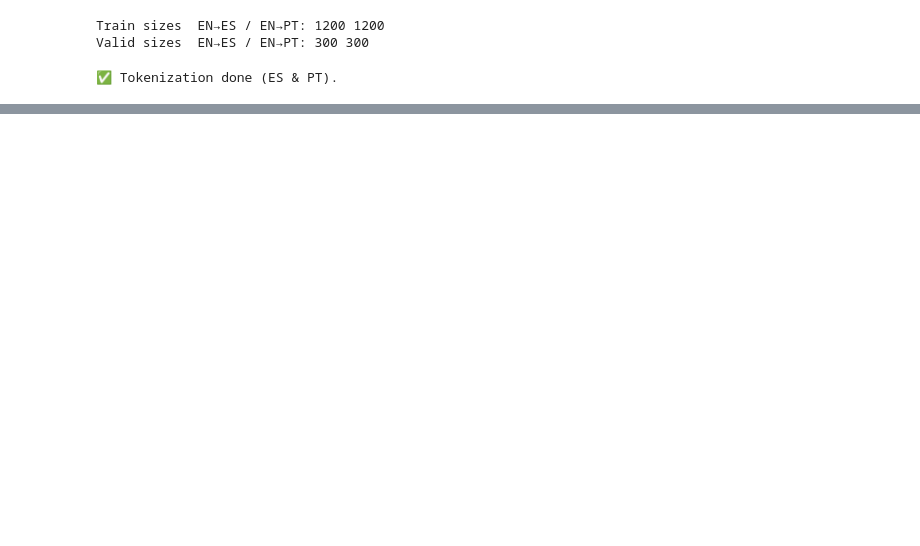
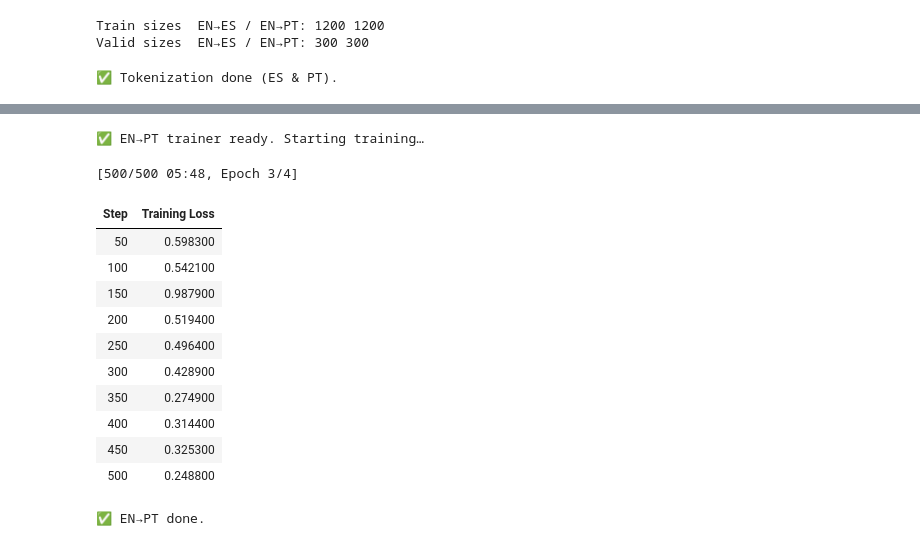
Before and after one commit to G112727/Machine-Translation-Model, a Jupyter notebook: ml4.ipynb, the cells around one changed output, grey strips where cells are left out. Drawn from its saved outputs; the diff is of its cells as text; code cells hidden in the pictures; blank space fills up the shorter version.

Commit message:
ML4 WOKRING MODEL

```diff
--- a/ml4.ipynb
+++ b/ml4.ipynb
@@ -358,0 +266,62 @@ KeyboardInterrupt:
+# %%
+# === Self-healing EN→PT trainer ===
+import inspect, torch
+from transformers import TrainingArguments, DataCollatorForSeq2Seq, Trainer
+
+# ---- Build/rebuild collator ----
+collator_pt = DataCollatorForSeq2Seq(
+    tokenizer=tok_pt,
+    model=mod_pt,
+    padding="longest",               # or pad_to_multiple_of=8 for GPU speed
+)
+
+
+
+args_pt = make_training_args(
+    output_dir=f"{PROJECT_DIR}/ckpt_pt",
+    per_device_train_batch_size=BATCH,
+    gradient_accumulation_steps=GRAD_ACCUM,
+    max_steps=MAX_STEPS,
+    learning_rate=3e-5,
+    lr_scheduler_type="linear",      # ignored if unsupported by your version
+    warmup_ratio=0.05,               # ignored if unsupported
+    weight_decay=0.01,
+    logging_steps=50,
+    report_to="none",
+    bf16=use_bf16,
+    fp16=use_fp16,
+    no_cuda=(device != "cuda"),
+    dataloader_num_workers=0,        # safe on Windows
+    dataloader_pin_memory=(device == "cuda"),
+    evaluation_strategy="no",        # ignored if unsupported
+    save_strategy="no",              # ignored if unsupported
+)
+
+# ---- Build trainer ----
+trainer_pt = Trainer(
+    model=mod_pt,
+    args=args_pt,
+    train_dataset=train_pt_tok,
+    eval_dataset=None,               # eval later in a separate cell
+    data_collator=collator_pt,
+    tokenizer=tok_pt,
+)
+
+print("✅ EN→PT trainer ready. Starting training…")
+train_output_pt = trainer_pt.train()
+print("✅ EN→PT done.")
+# %% [output]
+✅ EN→PT trainer ready. Starting training…
+[500/500 05:48, Epoch 3/4]
+| Step | Training Loss |
+| 50 | 0.598300 |
+| 100 | 0.542100 |
+| 150 | 0.987900 |
+| 200 | 0.519400 |
+| 250 | 0.496400 |
+| 300 | 0.428900 |
+| 350 | 0.274900 |
+| 400 | 0.314400 |
+| 450 | 0.325300 |
+| 500 | 0.248800 |
+✅ EN→PT done.
```
Also changed, not shown: parts of 15 cells of this notebook.
